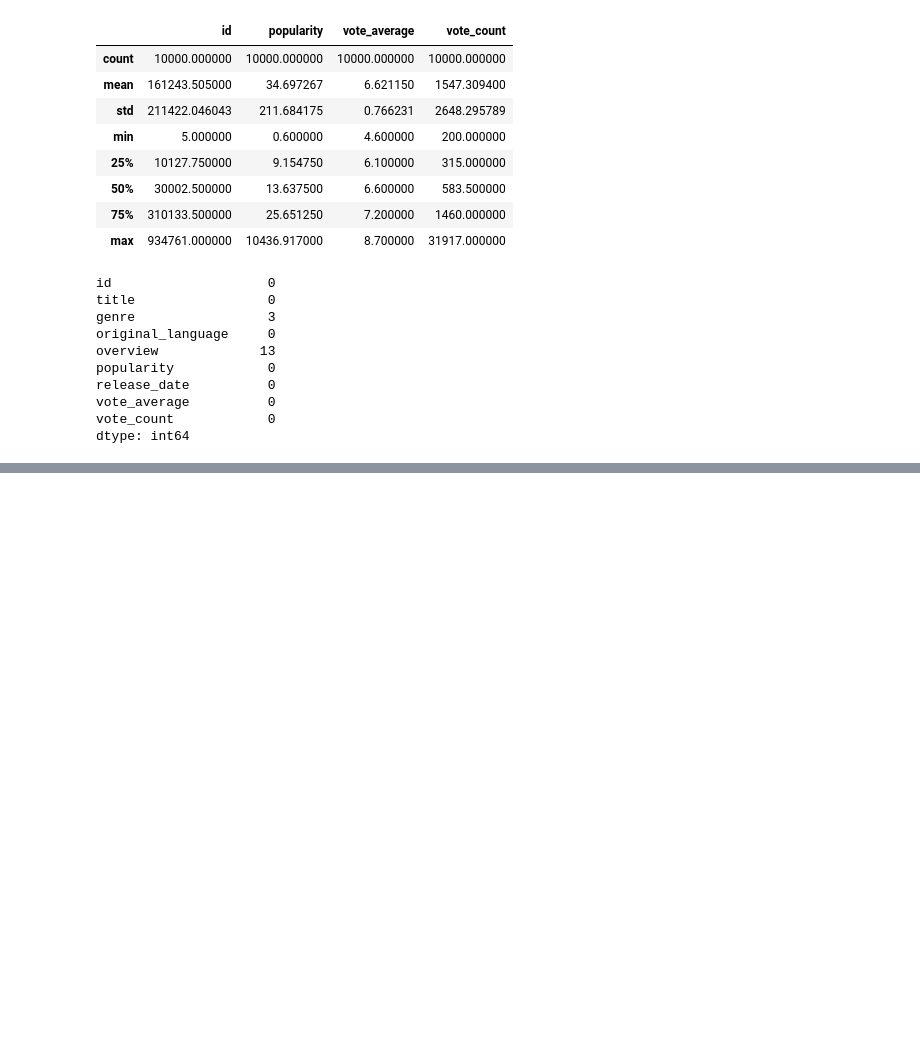
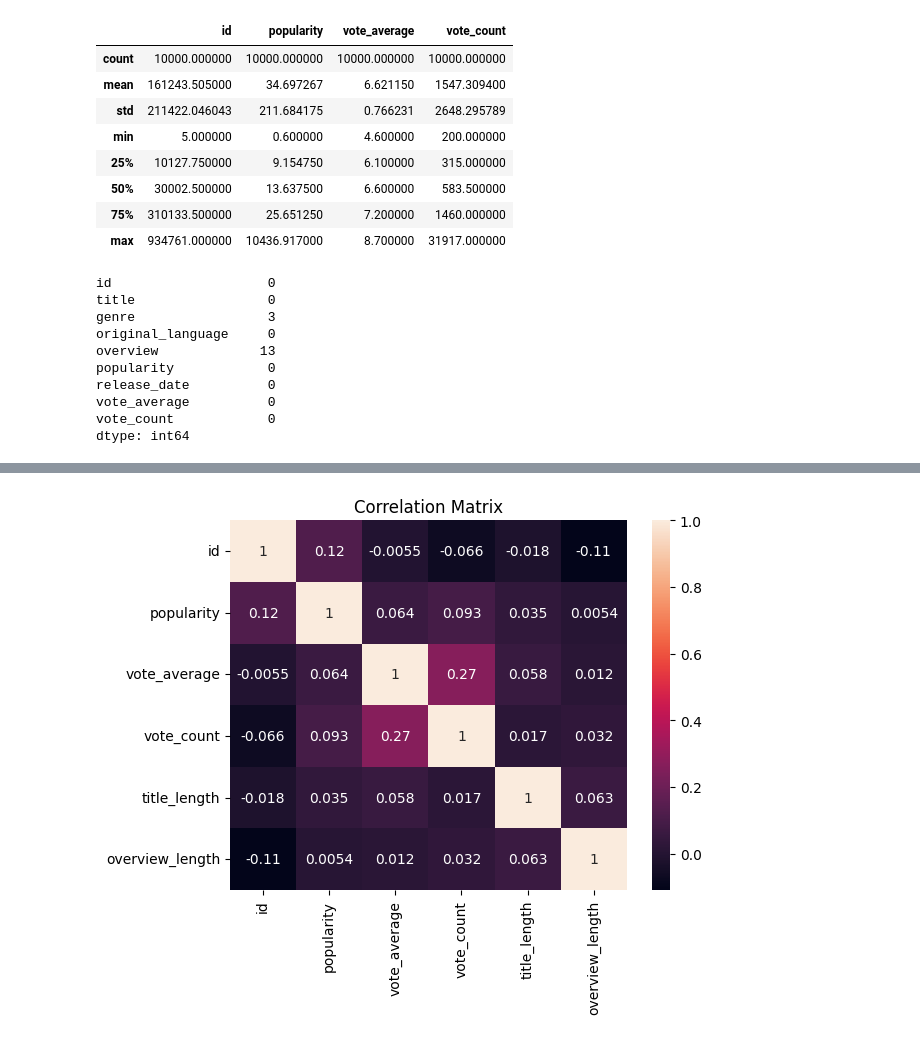
Before and after one commit to thomasgodfrey448-netizen/Recommended-Movie-system, a Jupyter notebook: movie_rec.ipynb, the cells around one changed output, grey strips where cells are left out. Cells and saved outputs as stored; diff of their text form; code cells hidden in the pictures; blank space fills up the shorter version.

```diff
--- a/movie_rec.ipynb
+++ b/movie_rec.ipynb
@@ -234,0 +154,13 @@ Recommendations for 'The Shawshank Redemption':
+# %%
+numeric_cols = data.select_dtypes(include=['float64', 'int64'])
+
+sns.heatmap(
+    numeric_cols.corr(),
+    annot=True
+)
+
+plt.title("Correlation Matrix")
+
+plt.show()
+# %% [output]
+[figure, added]
```
Also changed, not shown: parts of 28 cells of this notebook.
